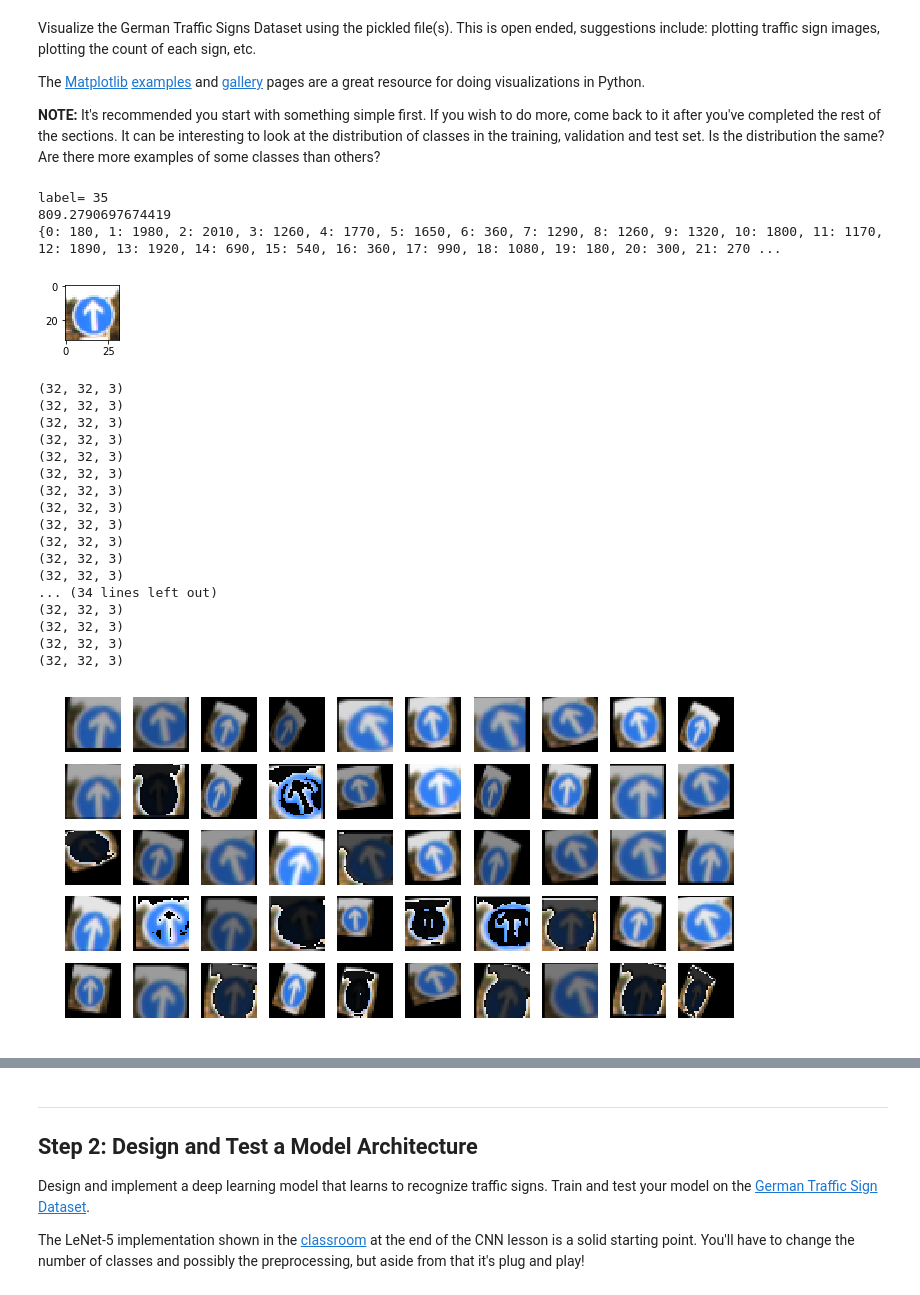
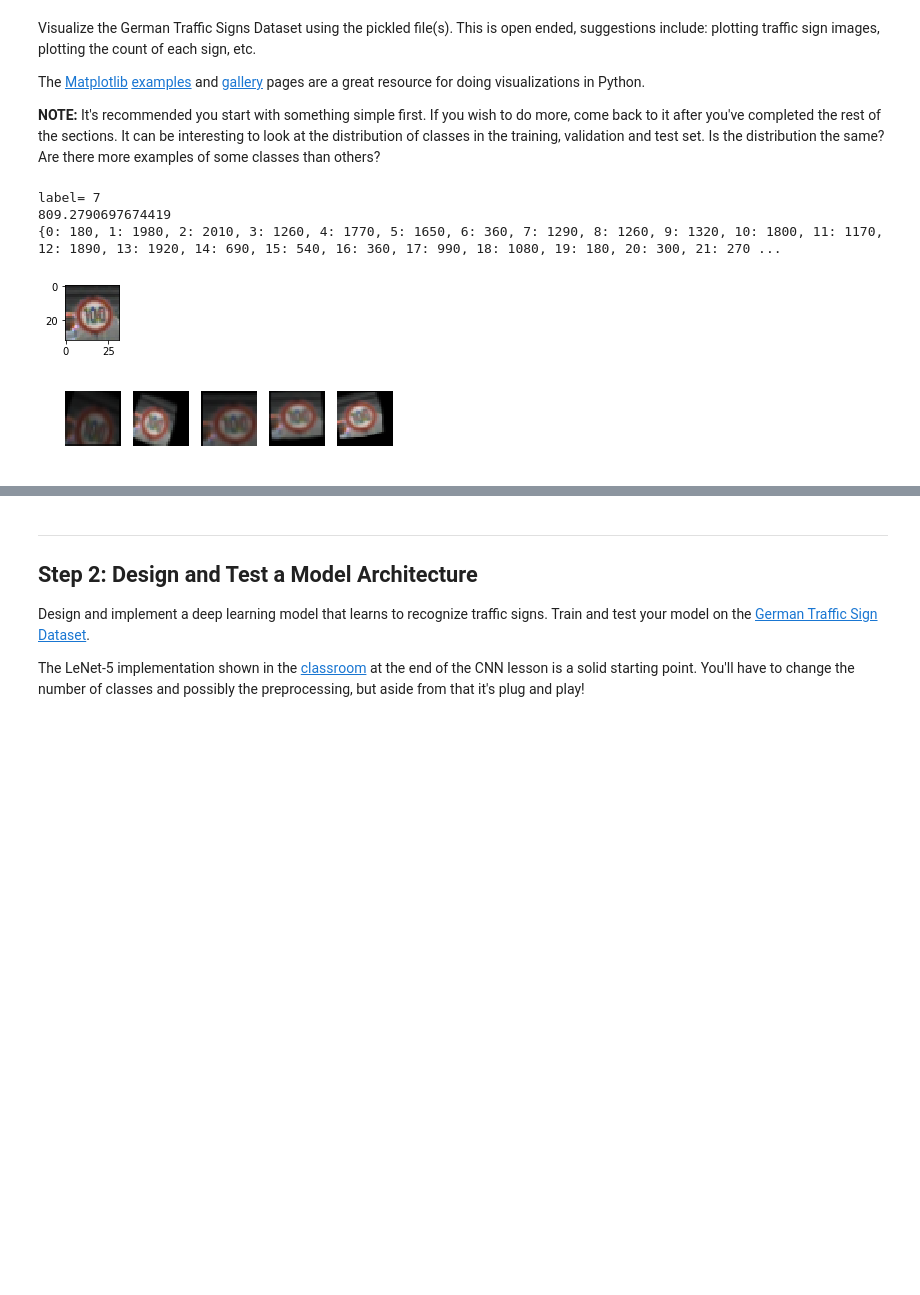
Before and after one commit to topgoonr/CarND-Traffic-Sign-Classifier-Project, a Jupyter notebook: Traffic_Sign_Classifier.ipynb, the cells around one changed output, grey strips where cells are left out. Cells and saved outputs as stored; diff of their text form; code cells hidden in the pictures; blank space fills up the shorter version.

```diff
--- a/Traffic_Sign_Classifier.ipynb
+++ b/Traffic_Sign_Classifier.ipynb
@@ -67,16 +75,17 @@ n_train = len(train['labels'])
 n_validation = len(valid['labels'])
 
 # TODO: Number of testing examples.
-n_test = len(valid['labels'])
+n_test = len(test['labels'])
 
 # TODO: What's the shape of an traffic sign image?
 image_shape = train['features'][0].shape
 
 # TODO: How many unique classes/labels there are in the dataset.
-n_classes = 43
+n_classes = len(np.unique(y_train))
 
 print("Number of training examples =", n_train)
 print("Number of testing examples =", n_test)
+print("Number of validation examples =", n_validation)
 print("Image data shape =", image_shape)
 print("Number of classes =", n_classes)
 # %% [output]
@@ -129,10 +139,10 @@ k = np.arange(len(count))
 #plt.bar(k, count.values())
 #plt.show()
 # %% [output]
-label= 35
+label= 7
 809.2790697674419
 {0: 180, 1: 1980, 2: 2010, 3: 1260, 4: 1770, 5: 1650, 6: 360, 7: 1290, 8: 1260, 9: 1320, 10: 1800, 11: 1170, 12: 1890, 13: 1920, 14: 690, 15: 540, 16: 360, 17: 990, 18: 1080, 19: 180, 20: 300, 21: 270 ...
-[figure, old version]
+[figure, new version]
 # %%
 import cv2
 import matplotlib.gridspec as gridspec
@@ -214,52 +224,35 @@ def perturbation(myimg, ang_range, shear_range, trans_range, brightness):
 
 
 def showperturbations(maxperturbedimages):
     gs1 = gridspec.GridSpec(10, 10)
     gs1.update(wspace=0.01, hspace=0.02) # set the spacing between axes.
     plt.figure(figsize=(12,12))
     for i in range(maxperturbedimages):
         ax1 = plt.subplot(gs1[i])
         ax1.set_xticklabels([])
         ax1.set_yticklabels([])
         ax1.set_aspect('equal')
         img = image
 
         ## Although, LeCun's paper says (-15, 15) for rotation, randomly perturbed in position
         ## this method has only rotation, shear and translation
         ## will add scaling as well
         #img = rotate_image(img, ang_range=30)
         #img = shear_image(img, shear_range=10)
         #img = translate_image(img, trans_range=5)
         #img = alter_brightness(img)
         img = perturbation(img, ang_range=30, shear_range=10, trans_range=5, brightness=True)
 
         ## img.shape should be (32,32, 3)
         ### print(img.shape)
         plt.subplot(10,10,i+1)
         plt.imshow(img)
         plt.axis('off')
     plt.show()
 
-showperturbations(50)
+showperturbations(5)
 # %% [output]
-(32, 32, 3)
-(32, 32, 3)
-(32, 32, 3)
-(32, 32, 3)
-(32, 32, 3)
-(32, 32, 3)
-(32, 32, 3)
-(32, 32, 3)
-(32, 32, 3)
-(32, 32, 3)
-(32, 32, 3)
-(32, 32, 3)
-... (34 lines left out)
-(32, 32, 3)
-(32, 32, 3)
-(32, 32, 3)
-(32, 32, 3)
-[figure, old version]
+[figure, new version]
 # %%
 ## JH: append the training set with more of these perturbations
 ## JH: prior to perturbations, the accuracy on the validation set was 91% with 20 epochs
```
Also changed, not shown: parts of 7 cells of this notebook.
